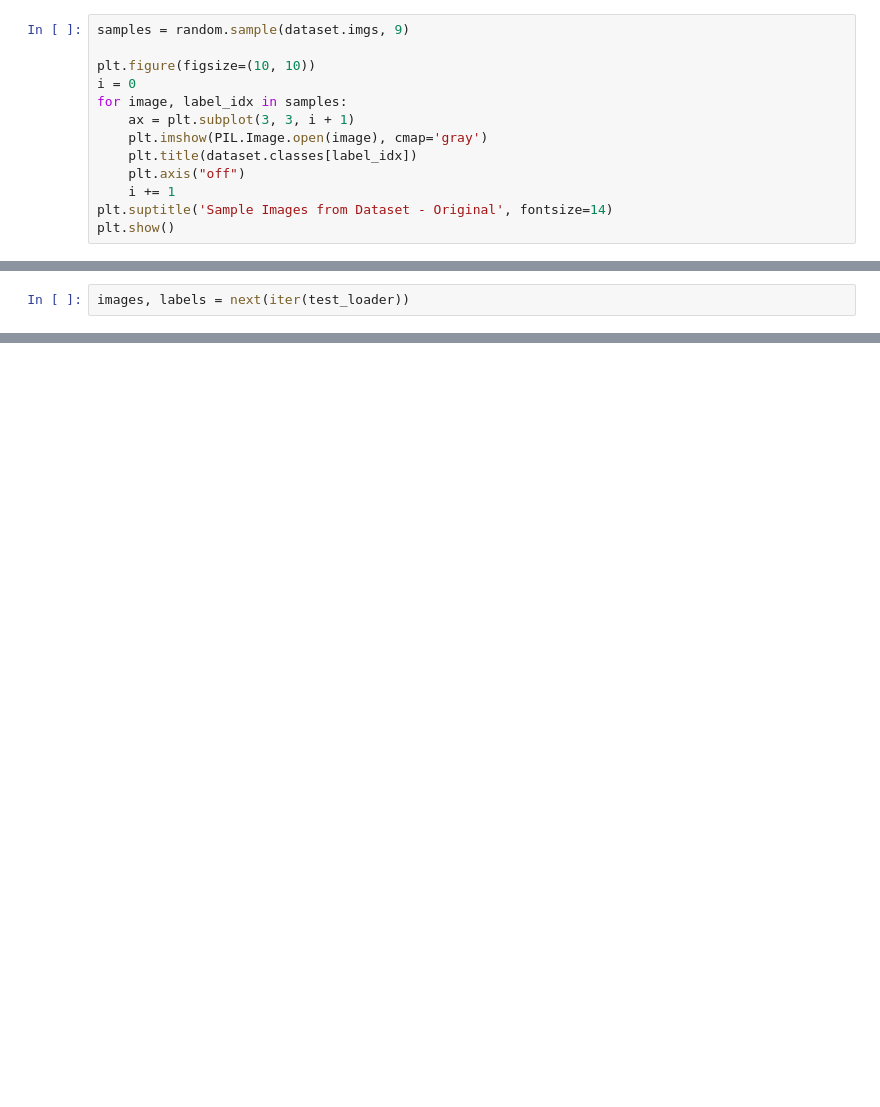
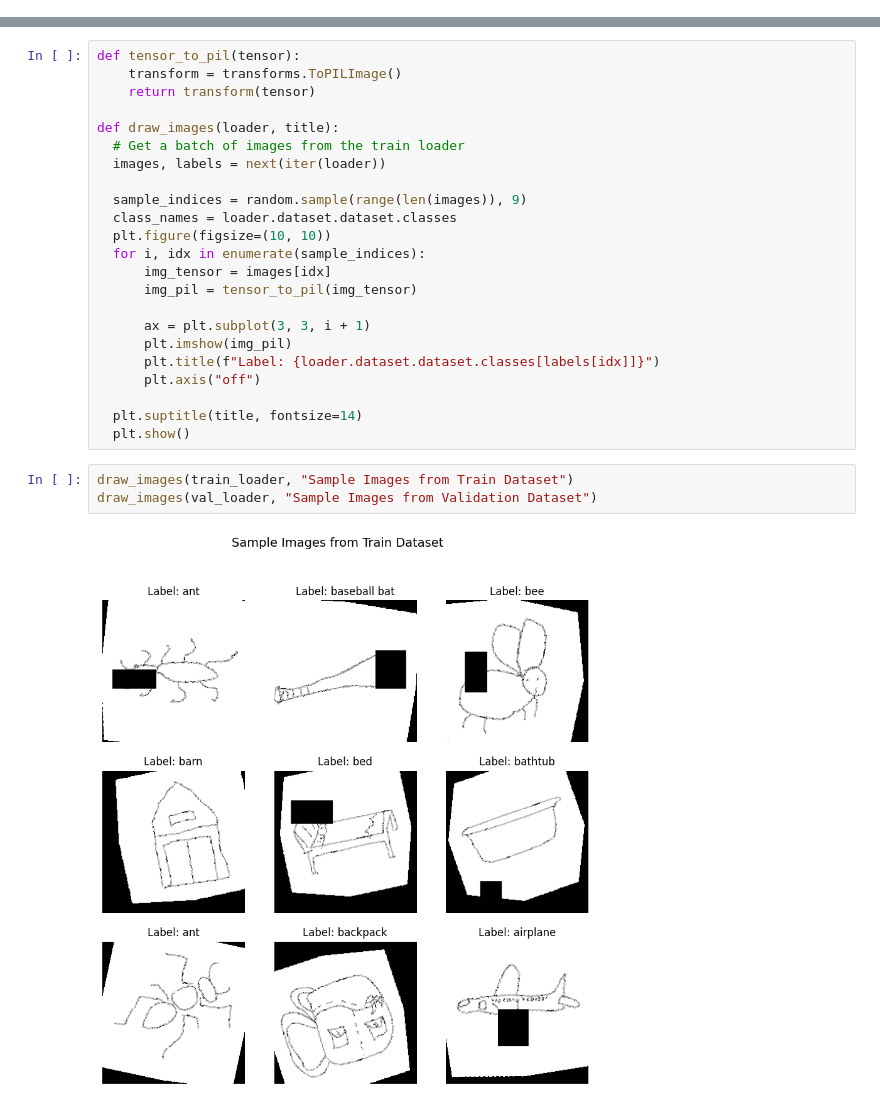
Before and after one commit to draganaZdravkovic/Free-Hand-Sketch-Recognition, a Jupyter notebook: main.ipynb, the cells around one changed output, grey strips where cells are left out. Drawn from its saved outputs; the diff is of its cells as text; blank space fills up the shorter version.

```diff
--- a/main.ipynb
+++ b/main.ipynb
@@ -73,13 +0,0 @@ Len of test dataset: 4001
-# %%
-samples = random.sample(dataset.imgs, 9)
-
-plt.figure(figsize=(10, 10))
-i = 0
-for image, label_idx in samples:
-    ax = plt.subplot(3, 3, i + 1)
-    plt.imshow(PIL.Image.open(image), cmap='gray')
-    plt.title(dataset.classes[label_idx])
-    plt.axis("off")
-    i += 1
-plt.suptitle('Sample Images from Dataset - Original', fontsize=14)
-plt.show()
@@ -88,2 +0,0 @@ plt.show()
-# %%
-images, labels = next(iter(test_loader))
@@ -246,0 +142,28 @@ losses, accuracies = train_classification(model, criterion, optimizer, N_EPOCHS,
+# %%
+def tensor_to_pil(tensor):
+    transform = transforms.ToPILImage()
+    return transform(tensor)
+
+def draw_images(loader, title):
+  # Get a batch of images from the train loader
+  images, labels = next(iter(loader))
+
+  sample_indices = random.sample(range(len(images)), 9)
+  class_names = loader.dataset.dataset.classes
+  plt.figure(figsize=(10, 10))
+  for i, idx in enumerate(sample_indices):
+      img_tensor = images[idx]
+      img_pil = tensor_to_pil(img_tensor)
+
+      ax = plt.subplot(3, 3, i + 1)
+      plt.imshow(img_pil)
+      plt.title(f"Label: {loader.dataset.dataset.classes[labels[idx]]}")
+      plt.axis("off")
+
+  plt.suptitle(title, fontsize=14)
+  plt.show()
+# %%
+draw_images(train_loader, "Sample Images from Train Dataset")
+draw_images(val_loader, "Sample Images from Validation Dataset")
+# %% [output]
+[figure, added]
```
Also changed, not shown: parts of 57 cells of this notebook.
